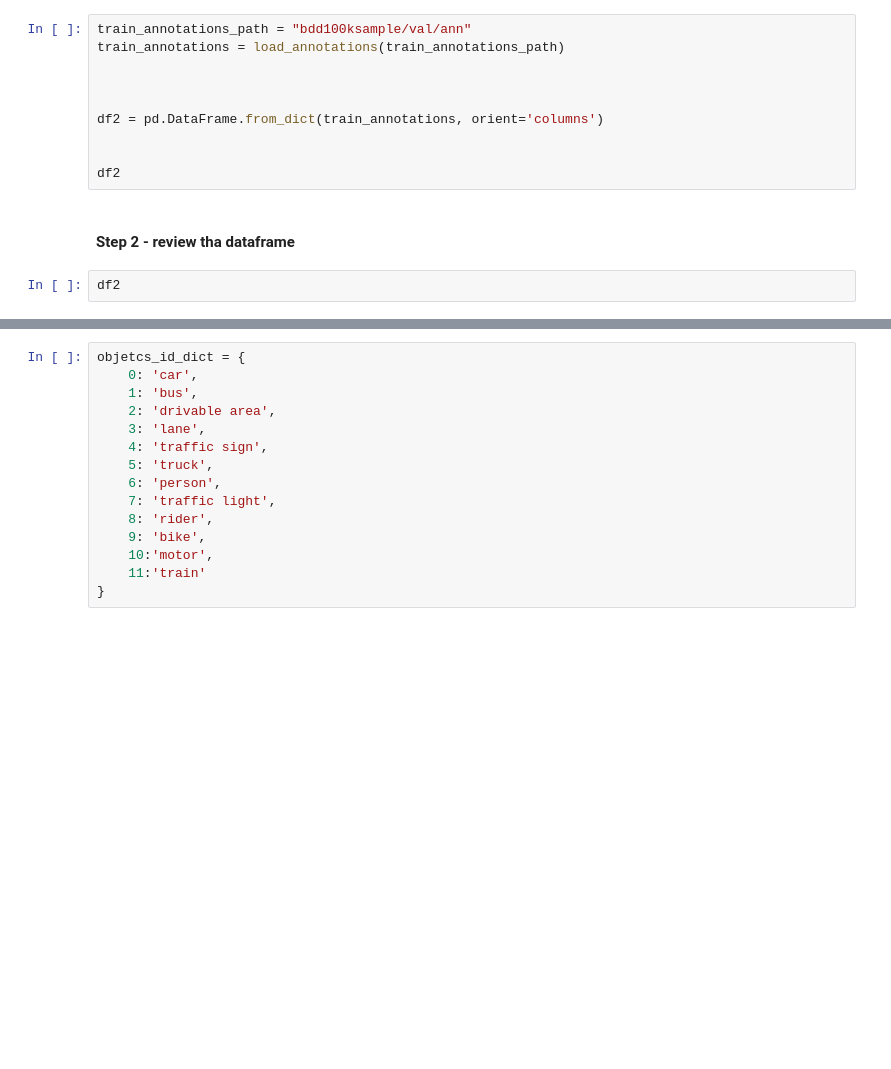
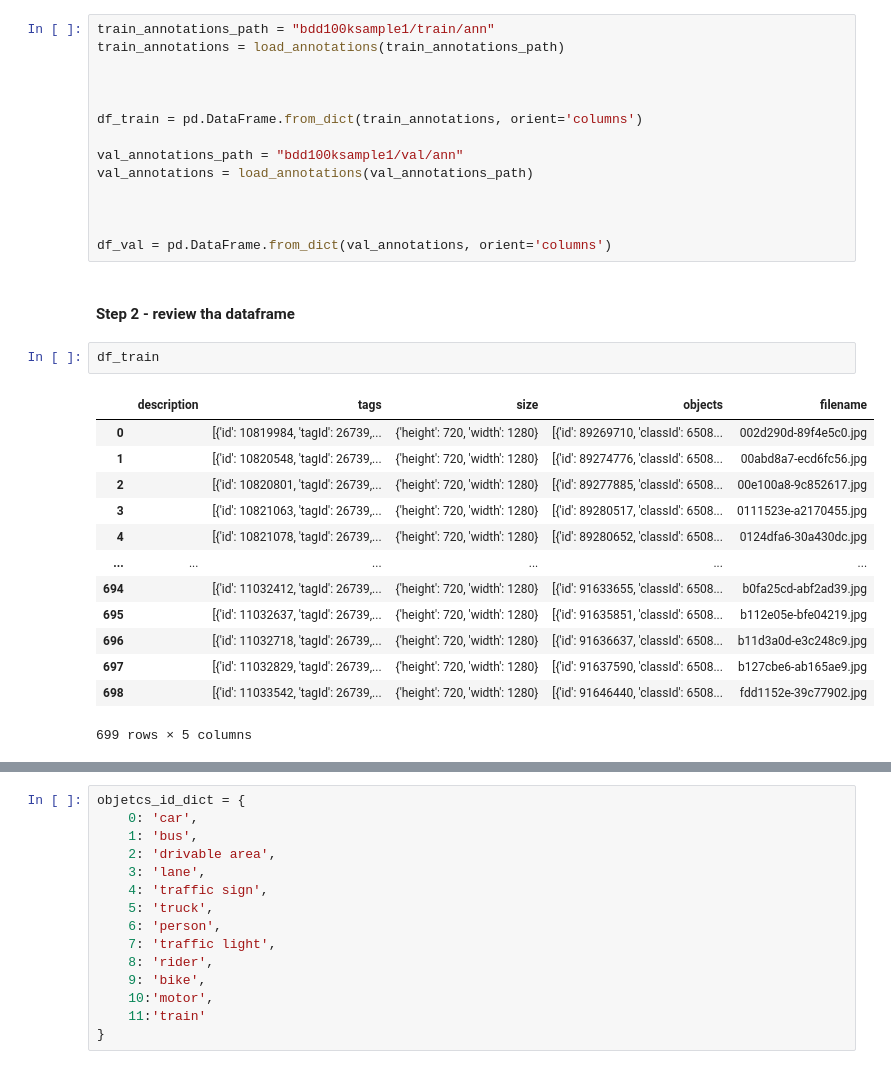
Before and after one commit to nicica/dl-model-traffic-light-detection, a Jupyter notebook: dataset analysis, preperation and training.ipynb, the cells around one changed output, grey strips where cells are left out. Cells and saved outputs as stored; diff of their text form; blank space fills up the shorter version.

```diff
--- a/dataset analysis, preperation and training.ipynb
+++ b/dataset analysis, preperation and training.ipynb
@@ -110,16 +110,34 @@ def get_annotation_df(annotations):
     json_df = pd.DataFrame(annotation_df_dict)
     return json_df
 # %%
-train_annotations_path = "bdd100ksample/val/ann"
+train_annotations_path = "bdd100ksample1/train/ann"
 train_annotations = load_annotations(train_annotations_path)
 
 
 
-df2 = pd.DataFrame.from_dict(train_annotations, orient='columns')
+df_train = pd.DataFrame.from_dict(train_annotations, orient='columns')
+
+val_annotations_path = "bdd100ksample1/val/ann"
+val_annotations = load_annotations(val_annotations_path)
 
 
-df2
+
+df_val = pd.DataFrame.from_dict(val_annotations, orient='columns')
 # %% [markdown]
 #### Step 2 - review tha dataframe
 # %%
-df2
+df_train
+# %% [output]
+|  | description | tags | size | objects | filename |
+| 0 |  | [{'id': 10819984, 'tagId': 26739,... | {'height': 720, 'width': 1280} | [{'id': 89269710, 'classId': 6508... | 002d290d-89f4e5c0.jpg |
+| 1 |  | [{'id': 10820548, 'tagId': 26739,... | {'height': 720, 'width': 1280} | [{'id': 89274776, 'classId': 6508... | 00abd8a7-ecd6fc56.jpg |
+| 2 |  | [{'id': 10820801, 'tagId': 26739,... | {'height': 720, 'width': 1280} | [{'id': 89277885, 'classId': 6508... | 00e100a8-9c852617.jpg |
+| 3 |  | [{'id': 10821063, 'tagId': 26739,... | {'height': 720, 'width': 1280} | [{'id': 89280517, 'classId': 6508... | 0111523e-a2170455.jpg |
+| 4 |  | [{'id': 10821078, 'tagId': 26739,... | {'height': 720, 'width': 1280} | [{'id': 89280652, 'classId': 6508... | 0124dfa6-30a430dc.jpg |
+| ... | ... | ... | ... | ... | ... |
+| 694 |  | [{'id': 11032412, 'tagId': 26739,... | {'height': 720, 'width': 1280} | [{'id': 91633655, 'classId': 6508... | b0fa25cd-abf2ad39.jpg |
+| 695 |  | [{'id': 11032637, 'tagId': 26739,... | {'height': 720, 'width': 1280} | [{'id': 91635851, 'classId': 6508... | b112e05e-bfe04219.jpg |
+| 696 |  | [{'id': 11032718, 'tagId': 26739,... | {'height': 720, 'width': 1280} | [{'id': 91636637, 'classId': 6508... | b11d3a0d-e3c248c9.jpg |
+| 697 |  | [{'id': 11032829, 'tagId': 26739,... | {'height': 720, 'width': 1280} | [{'id': 91637590, 'classId': 6508... | b127cbe6-ab165ae9.jpg |
+| 698 |  | [{'id': 11033542, 'tagId': 26739,... | {'height': 720, 'width': 1280} | [{'id': 91646440, 'classId': 6508... | fdd1152e-39c77902.jpg |
+699 rows × 5 columns
```
Also changed, not shown: parts of 24 cells of this notebook.
